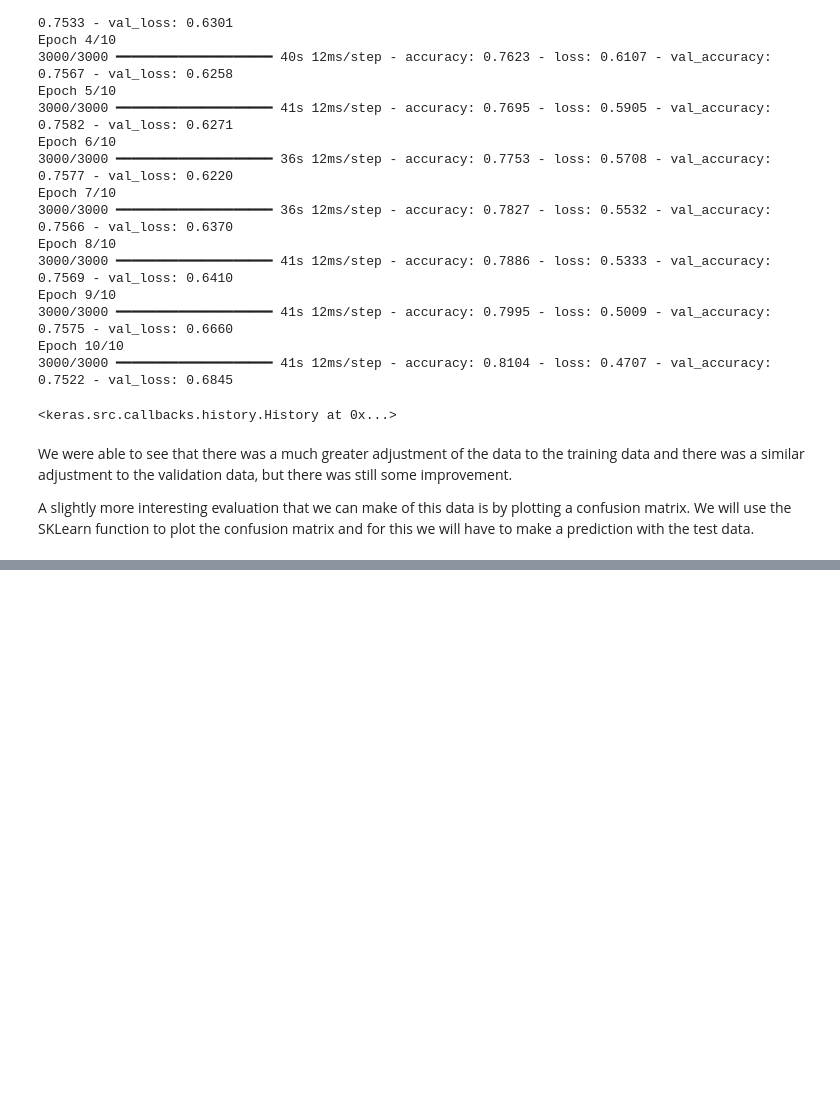
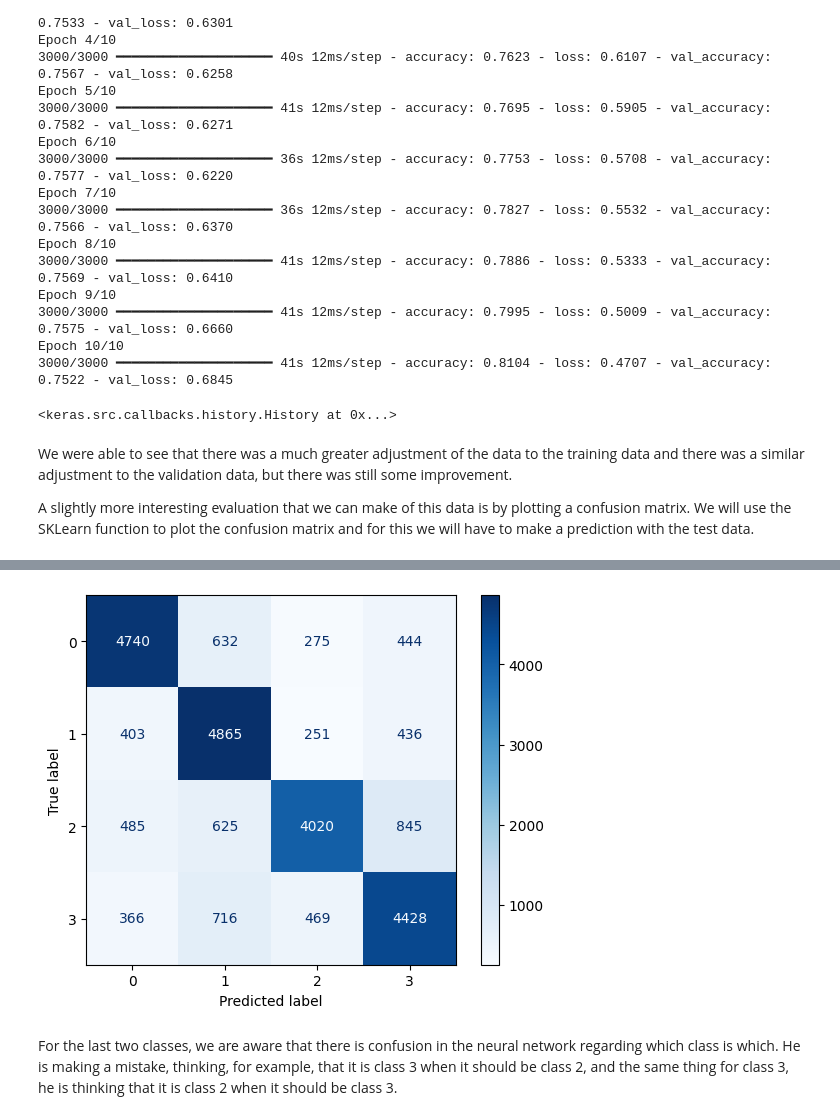
Before and after one commit to viktoruebelhart/Keras_NPL_News, a Jupyter notebook: Keras_NPL_news.ipynb, the cells around one changed output, grey strips where cells are left out. Drawn from its saved outputs; the diff is of its cells as text; code cells hidden in the pictures; blank space fills up the shorter version.

```diff
--- a/Keras_NPL_news.ipynb
+++ b/Keras_NPL_news.ipynb
@@ -520,0 +523,3 @@ A slightly more interesting evaluation that we can make of this data is by plott
+# %%
+y_pred = final_model.predict(x_test)
+y_pred_class = y_pred.argmax(axis=1)
@@ -520,0 +528,10 @@ A slightly more interesting evaluation that we can make of this data is by plott
+# %%
+conf_matrix = confusion_matrix(y_test, y_pred_class)
+# %%
+disp = ConfusionMatrixDisplay(confusion_matrix=conf_matrix, display_labels=[0,1,2,3])
+disp.plot(cmap=plt.cm.Blues)
+plt.show()
+# %% [output]
+[figure, added]
+# %% [markdown]
+For the last two classes, we are aware that there is confusion in the neural network regarding which class is which. He is making a mistake, thinking, for example, that it is class 3 when it should be class 2, and the same thing for class 3, he is thinking that it is class 2 when it should be class 3.
```
Also changed, not shown: parts of 3 cells of this notebook.
